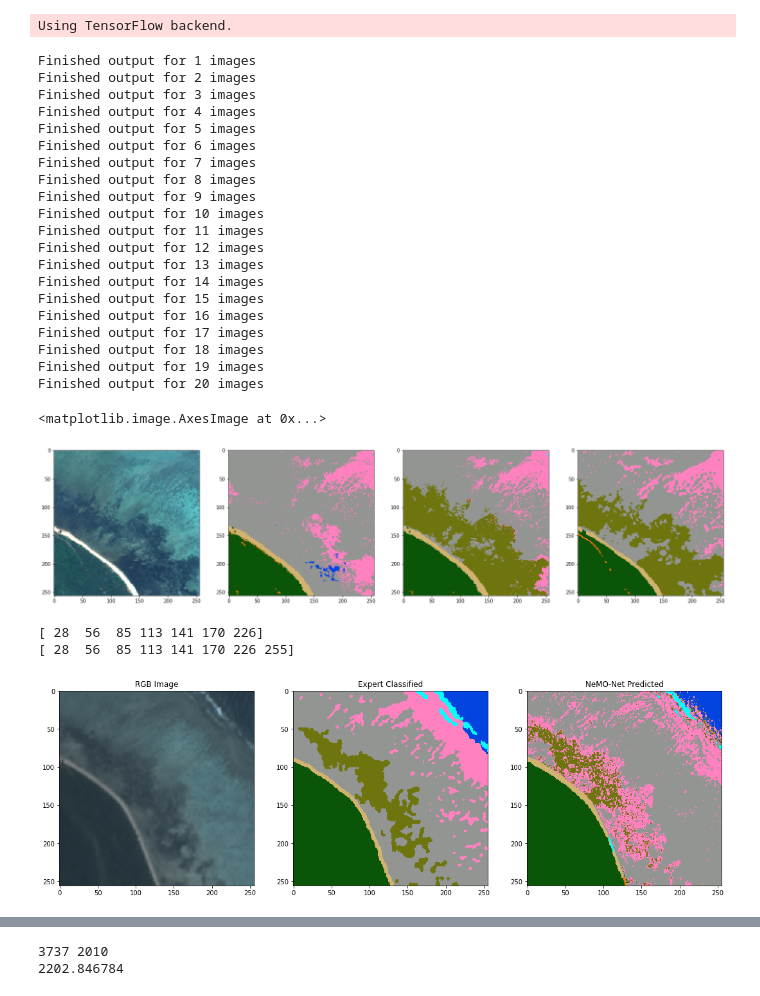
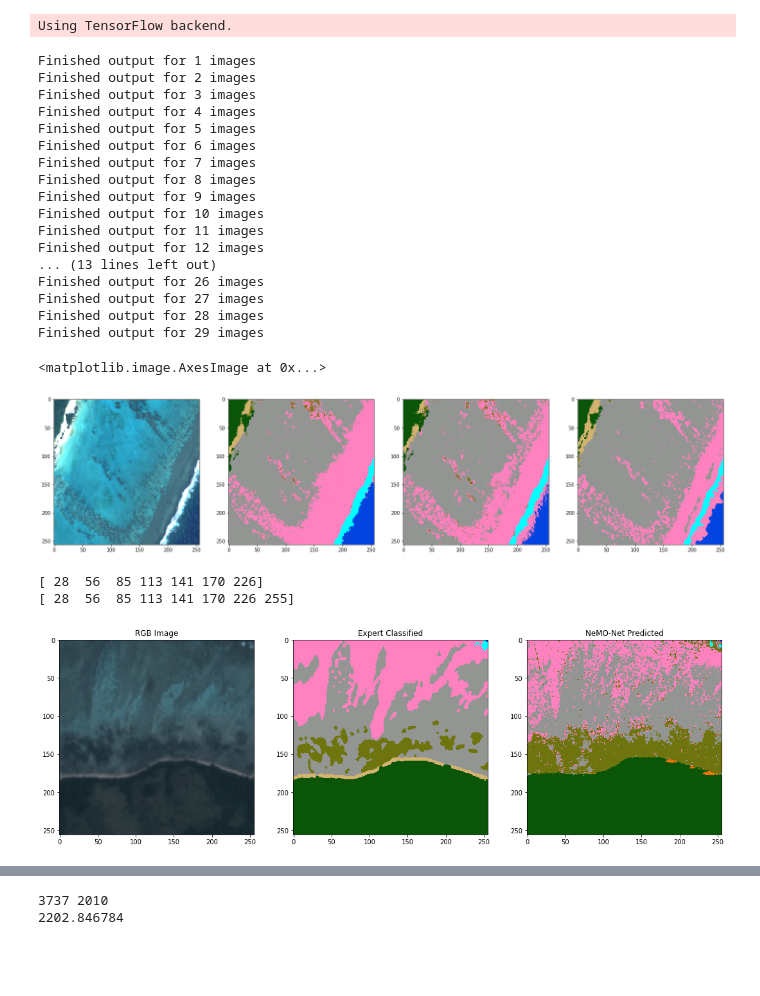
Before and after one commit to NASA-NeMO-Net/NeMO-Net, a Jupyter notebook: CNN/Jarrett_DataManipulation.ipynb, the cells around one changed output, grey strips where cells are left out. Cells and saved outputs as stored; diff of their text form; code cells hidden in the pictures; blank space fills up the shorter version.

```diff
--- a/CNN/Jarrett_DataManipulation.ipynb
+++ b/CNN/Jarrett_DataManipulation.ipynb
@@ -49,11 +49,11 @@ for f in files:
 # Fill in truth maps as taken from Jarrett's submissions
 # imagepath = "F:/Images/processed_Fiji_files"
 startpath = "../Images/PlanetTruth_Fiji" # Where uncorrected classifications from Jarrett are stored
-rasterfile = startpath + "/CoralInfo.txt"
+rasterfile = startpath + "/CoralInfoFinal.txt"
 
 # finalpath_RGB = "../Images/Jarrett_submissions2/Original"
 finalpath_patch = "../Images/Alan_TestSet/Patches_BGR"
-finalpath_truthmap = "../Images/Alan_TestSet/RGB_Truthmap"
+finalpath_truthmap = "../Images/Alan_TestSet/Truthmap_RGB"
 
 files = [os.path.join(startpath,f) for f in os.listdir(startpath) if os.path.isfile(os.path.join(startpath,f)) and f.endswith(".png")]
 files = sorted(files)
@@ -151,14 +151,11 @@ Finished output for 9 images
 Finished output for 10 images
 Finished output for 11 images
 Finished output for 12 images
-Finished output for 13 images
-Finished output for 14 images
-Finished output for 15 images
-Finished output for 16 images
-Finished output for 17 images
-Finished output for 18 images
-Finished output for 19 images
-Finished output for 20 images
+... (13 lines left out)
+Finished output for 26 images
+Finished output for 27 images
+Finished output for 28 images
+Finished output for 29 images
 # %%
 jsonpath = './utils/CoralClasses.json'
 finalpath_truthmap = "../Images/Alan_TestSet/Truthmap_RGB"
@@ -175,44 +172,49 @@ cmap_Ved = colors.ListedColormap(['xkcd:pink', 'xkcd:grey', 'xkcd:tan', 'xkcd:ol
 bounds = [i+0.5 for i in range(10)]
 norm = colors.BoundaryNorm([b+0.5 for b in bounds], cmap_Ved.N)
 
-filename = "Coral_00000008.png"
+filename = "Coral_00000021.png"
 filepath = "/home/asli/NeMO-Test/NeMO-NET/Images/Alan_TestSet/Patches_BGR/" + filename
-filepathclassify = "/home/asli/NeMO-Test/NeMO-NET/Images/Alan_TestSet/SharpMask_Final/" + filename
-filepathnemo = "/home/asli/NeMO-Test/NeMO-NET/Images/Alan_TestSet/NeMOmap_Final/" + filename
+filepathclassify = "/home/asli/NeMO-Test/NeMO-NET/Images/Alan_TestSet/NeMOmap_Final/" + filename
+filepathnemo = "/home/asli/NeMO-Test/NeMO-NET/Images/Alan_TestSet/VGG16_Final/" + filename
 filepathtruth = "/home/asli/NeMO-Test/NeMO-NET/Images/Alan_TestSet/Truthmap_Gray/" + filename
 Fijitest = coralutils.CoralData(filepath, load_type="cv2")
 classifyimage = np.asarray(cv2.imread(filepathclassify, cv2.IMREAD_UNCHANGED), dtype=np.uint8)
 nemoimage = np.asarray(cv2.imread(filepathnemo, cv2.IMREAD_UNCHANGED), dtype=np.uint8)
 truthimage = np.asarray(cv2.imread(filepathtruth, cv2.IMREAD_UNCHANGED), dtype=np.uint8)
 
 
 patch_R = Fijitest.image[:,:,2]
 patch_G = Fijitest.image[:,:,1]
 patch_B = Fijitest.image[:,:,0]
 patch_R[patch_R > 255] = 255
 patch_G[patch_G > 255] = 255
 patch_B[patch_B > 255] = 255
 
 Fiji_RGB = np.rollaxis(np.asarray([patch_R, patch_G, patch_B], dtype=np.uint8),0,3)
 Fiji_RGB[Fiji_RGB > 255] = 255
 
 fig = plt.figure(1,figsize=(25,7))
 ax = plt.subplot(1,4,1)
 ax.imshow(Fiji_RGB)
 ax = plt.subplot(1,4,2)
 ax.imshow(np.round(classifyimage.astype(np.float32)*3/85), interpolation='nearest', cmap=cmap_Ved, norm=norm)
 ax = plt.subplot(1,4,3)
 ax.imshow(np.round(nemoimage.astype(np.float32)*3/85), interpolation='nearest', cmap=cmap_Ved, norm=norm)
 ax = plt.subplot(1,4,4)
 ax.imshow(np.round(truthimage.astype(np.float32)*3/85), interpolation='nearest', cmap=cmap_Ved, norm=norm)
 # %% [output]
 <matplotlib.image.AxesImage at 0x...>
-[figure, old version]
+[figure, new version]
 # %%
-imagefile = "Coral_00000019.png"
+cmap_Ved = colors.ListedColormap(['xkcd:pink', 'xkcd:grey', 'xkcd:tan', 'xkcd:olive', 'xkcd:forest', 'xkcd:blue',
+                                'xkcd:lilac', 'xkcd:cyan', 'xkcd:orange'])
+bounds = [i+0.5 for i in range(10)]
+norm = colors.BoundaryNorm([b+0.5 for b in bounds], cmap_Ved.N)
+
+imagefile = "Coral_00000014.png"
 imagepath = "/home/asli/NeMO-Test/NeMO-NET/Images/Alan_TestSet/Patches_BGR/" + imagefile
 truthpath = "/home/asli/NeMO-Test/NeMO-NET/Images/Alan_TestSet/Truthmap_Gray/" + imagefile
-nemopath = "/home/asli/NeMO-Test/NeMO-NET/Images/Alan_TestSet/NeMOmap_Gray/" + imagefile
+nemopath = "/home/asli/NeMO-Test/NeMO-NET/Images/Alan_TestSet/VGG16_Final/" + imagefile
 lofpath = "/home/asli/NeMO-Test/NeMO-NET/Images/Alan_TestSet/LOFmap_Gray/" + imagefile
 nemoimage = np.asarray(cv2.imread(nemopath, cv2.IMREAD_UNCHANGED), dtype=np.uint8)
 grayimage = np.asarray(cv2.imread(truthpath, cv2.IMREAD_UNCHANGED), dtype=np.uint8)
@@ -244,7 +246,7 @@ plt.show()
 # %% [output]
 [ 28  56  85 113 141 170 226]
 [ 28  56  85 113 141 170 226 255]
-[figure, old version]
+[figure, new version]
 # %%
 # Analyze Truth data
 from sklearn import svm, datasets
```
Also changed, not shown: parts of 2 cells of this notebook, 1 other file.
